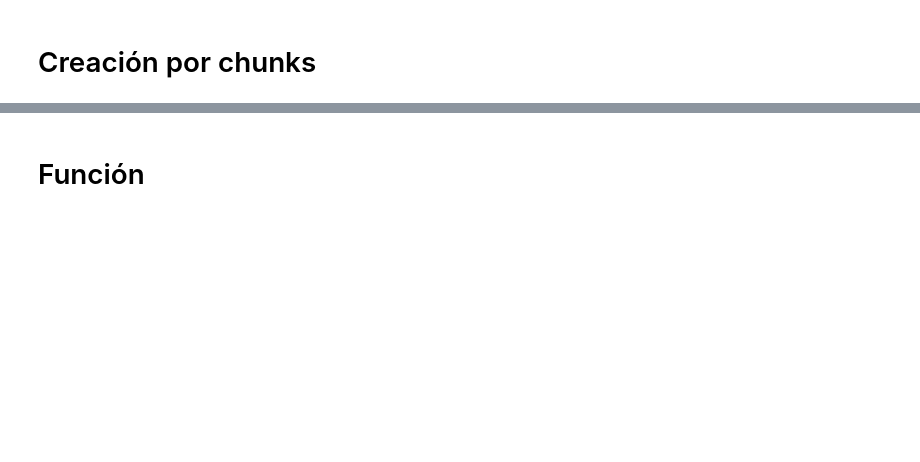
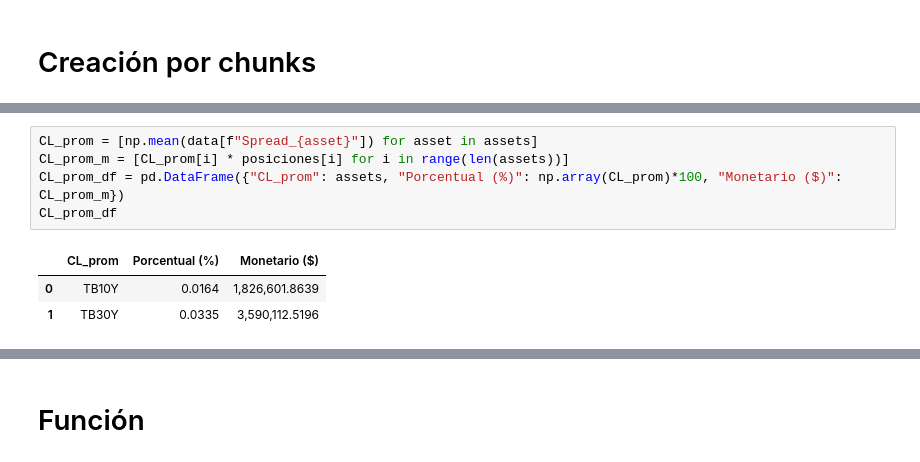
Before and after one commit to zayo1511/AdminDeRiesgos, a Jupyter notebook: Riesgo de liquidez/prueba.ipynb, the cells around one changed output, grey strips where cells are left out. Saved outputs shown, nothing was run; the diff lists cells and outputs as text; blank space fills up the shorter version.

```diff
--- a/Riesgo de liquidez/prueba.ipynb
+++ b/Riesgo de liquidez/prueba.ipynb
@@ -87,0 +90,9 @@ var_apl
+# %%
+CL_prom = [np.mean(data[f"Spread_{asset}"]) for asset in assets]
+CL_prom_m = [CL_prom[i] * posiciones[i] for i in range(len(assets))]
+CL_prom_df = pd.DataFrame({"CL_prom": assets, "Porcentual (%)": np.array(CL_prom)*100, "Monetario ($)": CL_prom_m})
+CL_prom_df
+# %% [output]
+|  | CL_prom | Porcentual (%) | Monetario ($) |
+| 0 | TB10Y | 0.0164 | 1,826,601.8639 |
+| 1 | TB30Y | 0.0335 | 3,590,112.5196 |
```
Also changed, not shown: parts of 19 cells of this notebook, 5 other files.
